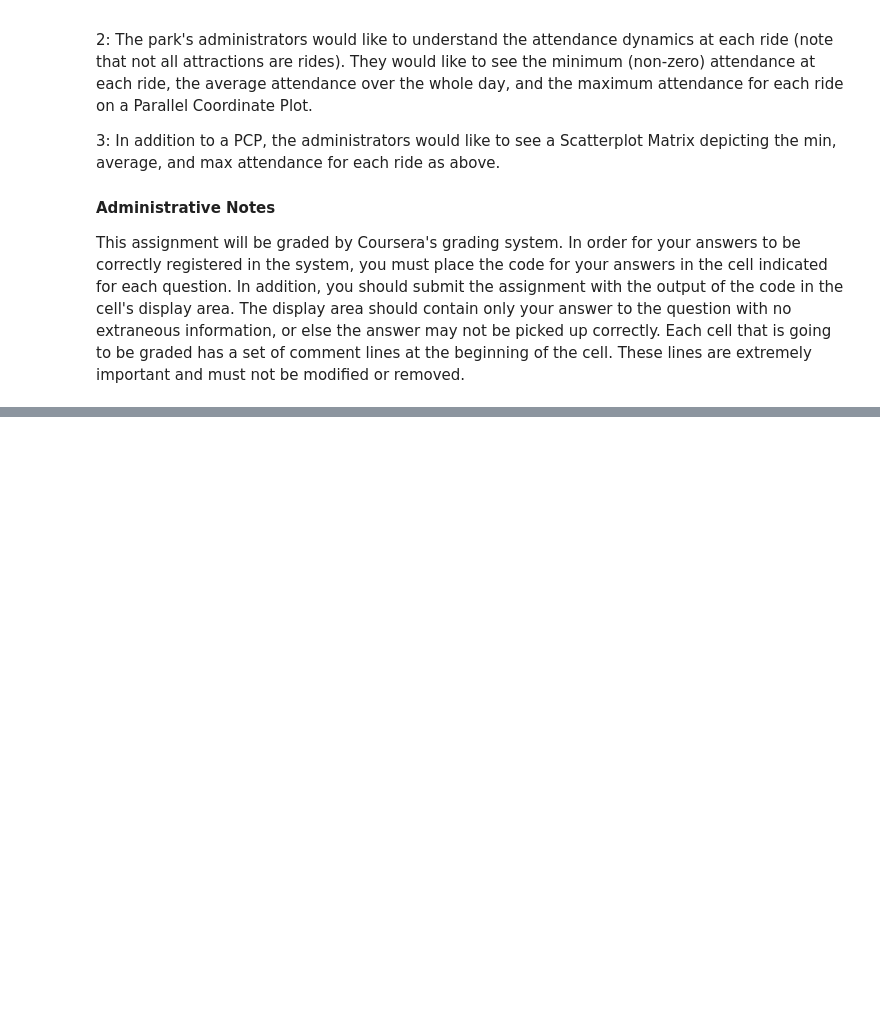
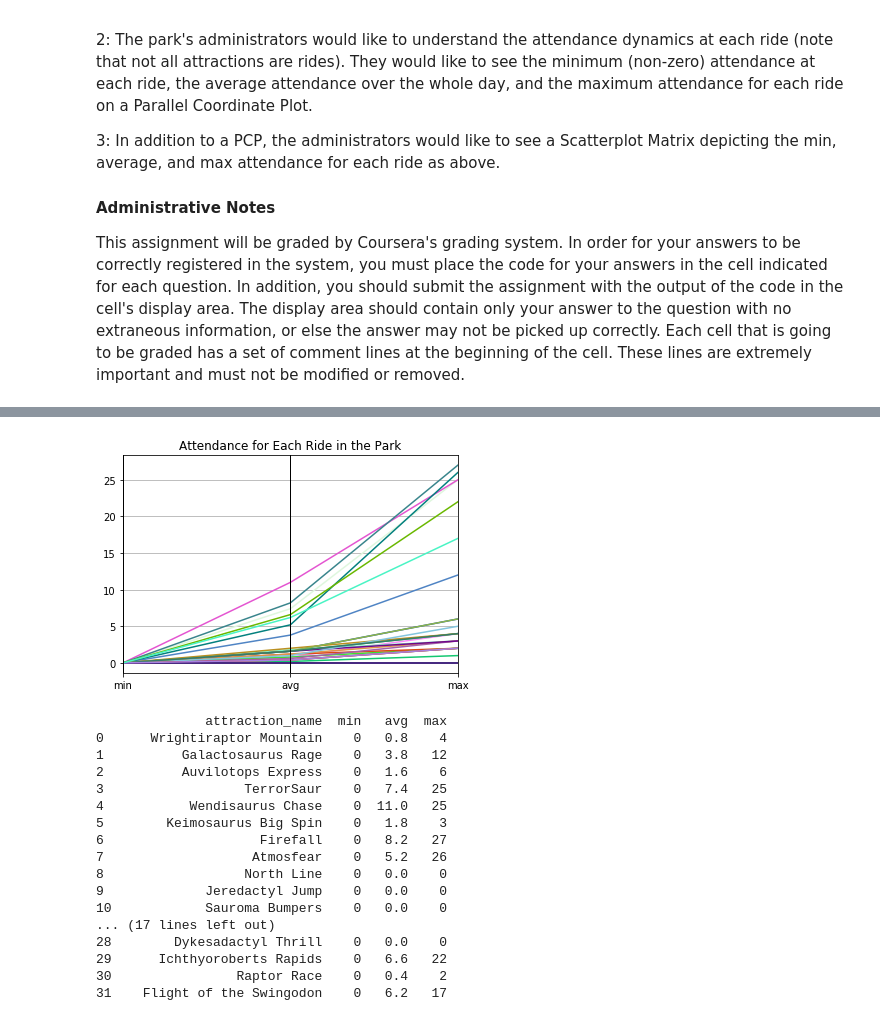
Before and after one commit to claudiordgz/asu-mcs, a Jupyter notebook: CSE578/programming-assignments/Assignment 3.ipynb, the cells around one changed output, grey strips where cells are left out. Cells and saved outputs as stored; diff of their text form; code cells hidden in the pictures; blank space fills up the shorter version.

```diff
--- a/CSE578/programming-assignments/Assignment 3.ipynb
+++ b/CSE578/programming-assignments/Assignment 3.ipynb
@@ -31,6 +31,14 @@ The database is named 'dinofunworld.db' and is located in the 'readonly' directo
 #### Administrative Notes
 
 This assignment will be graded by Coursera's grading system. In order for your answers to be correctly registered in the system, you must place the code for your answers in the cell indicated for each question. In addition, you should submit the assignment with the output of the code in the cell's display area. The display area should contain only your answer to the question with no extraneous information, or else the answer may not be picked up correctly. Each cell that is going to be graded has a set of comment lines at the beginning of the cell. These lines are extremely important and must not be modified or removed.
+# %%
+import sqlite3
+import pandas as pd
+import matplotlib.pyplot as plt
+import numpy as np
+import itertools
+con = sqlite3.connect('readonly/dinofunworld.db')
+cur = con.cursor()
 # %%
 # Graded Cell, PartID: IiXwN
 # Create a distance matrix suitable for use in hierarchical clustering of the
@@ -46,3 +85,56 @@ This assignment will be graded by Coursera's grading system. In order for your a
+# %%
+# Graded Cell, PartID: 8S2jm
+# Create and display a Parallel Coordinate Plot displaying the minimum, average,
+# and maximum attendance for each ride in the park (note that not all attractions
+# are rides).
+from pandas.plotting import parallel_coordinates, scatter_matrix
+
+cur.execute("""
+    SELECT AttractionID, Name, 0, 0, 0, 0 FROM attraction where Category LIKE '%Ride%';
+    """
+)
+attractions_data = cur.fetchall()
+attractions = pd.DataFrame.from_records(attractions_data, columns=['attraction_id', 'attraction_name', 'attendance', 'avg', 'min', 'max'])
+
+def sequence_to_number_by_filter(sequence, attraction_id):
+    count = 0
+    for _id_ in sequence:
+        if int(_id_) == int(attraction_id):
+            count += 1
+    return count
+
+for idx, attraction_id in enumerate(attractions.attraction_id):
+    attendances = sequences.sequence.map(lambda sequence: sequence_to_number_by_filter(sequence, attraction_id))
+    attractions.loc[idx, "attendance"] = attendances.sum()
+    attractions.loc[idx, "min"] = attendances.min()
+    attractions.loc[idx, "max"] = attendances.max()
+    attractions.loc[idx, "avg"] = attendances.mean()
+
+pcp_data = attractions.filter(['attraction_name','min','avg', 'max'], axis=1)
+parallel_coordinates(pcp_data, 'attraction_name', sort_labels=True)
+plt.title("Attendance for Each Ride in the Park")
+plt.gca().legend_.remove()
+plt.show()
+print(pcp_data)
+# %% [output]
+[figure, added]
+              attraction_name  min   avg  max
+0      Wrightiraptor Mountain    0   0.8    4
+1          Galactosaurus Rage    0   3.8   12
+2          Auvilotops Express    0   1.6    6
+3                  TerrorSaur    0   7.4   25
+4           Wendisaurus Chase    0  11.0   25
+5        Keimosaurus Big Spin    0   1.8    3
+6                    Firefall    0   8.2   27
+7                   Atmosfear    0   5.2   26
+8                  North Line    0   0.0    0
+9             Jeredactyl Jump    0   0.0    0
+10            Sauroma Bumpers    0   0.0    0
+... (17 lines left out)
+28        Dykesadactyl Thrill    0   0.0    0
+29      Ichthyoroberts Rapids    0   6.6   22
+30                Raptor Race    0   0.4    2
+31    Flight of the Swingodon    0   6.2   17
 # %%
 # Graded Cell, PartID: KHoww
 # Create and display a Scatterplot Matrix displaying the minimum, average, and
```
Also changed, not shown: parts of 3 cells of this notebook.
